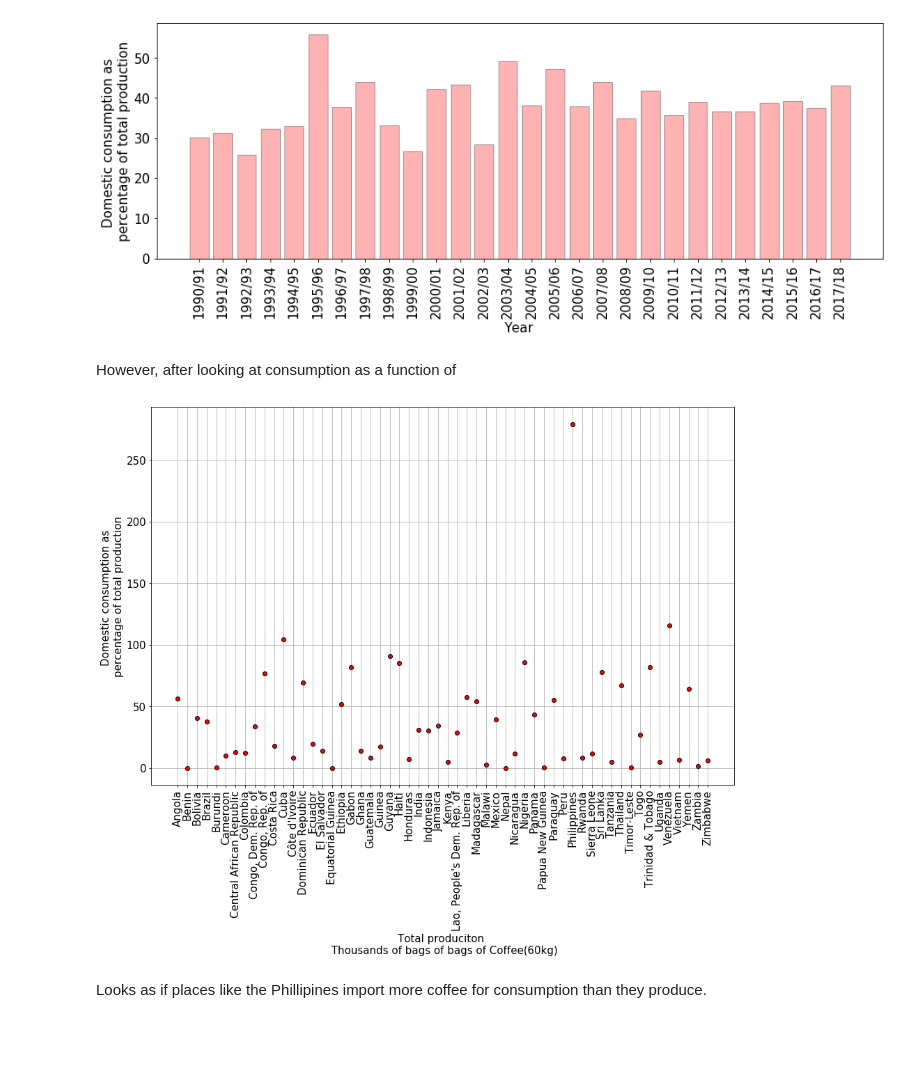
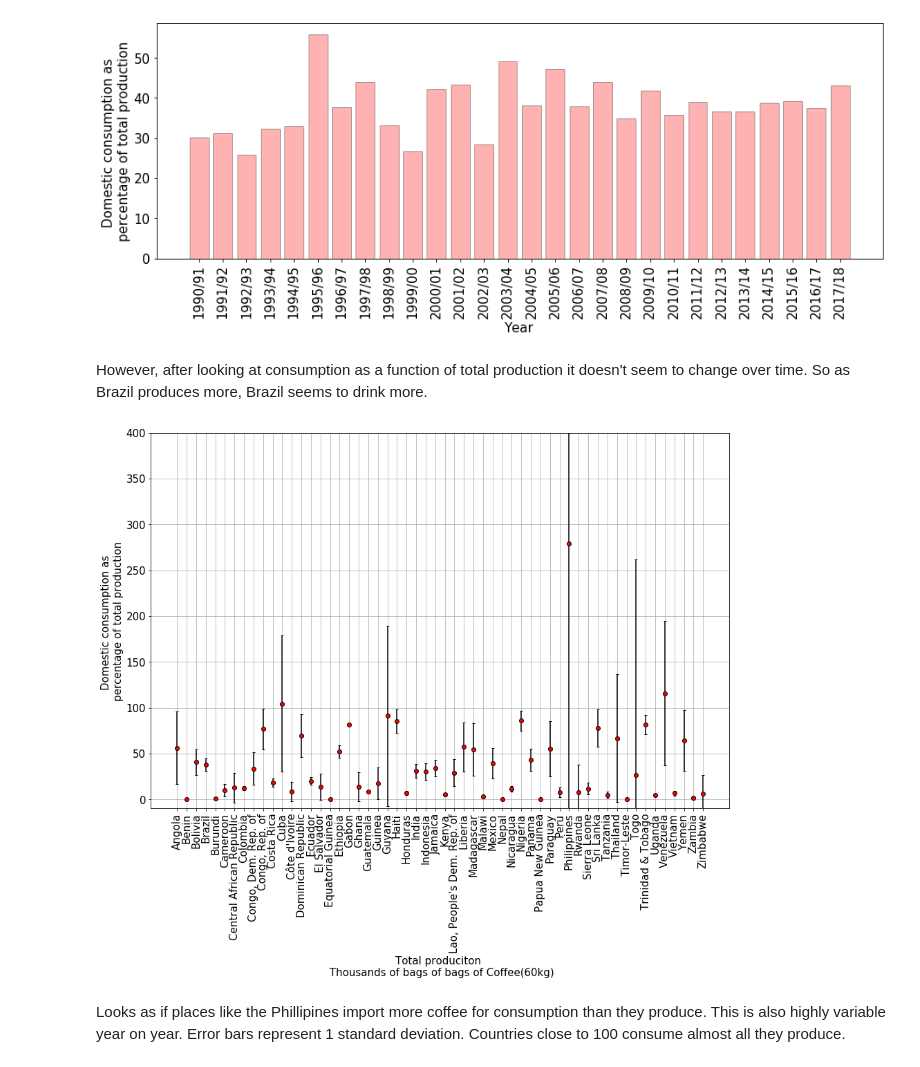
Before and after one commit to lclaxton/Global_Coffee_production, a Jupyter notebook: Coffee.ipynb, the cells around one changed output. Cells and saved outputs as stored; diff of their text form; code cells hidden in the pictures; blank space fills up the shorter version.

Commit message:
Added errorbars to % consumption plot

```diff
--- a/Coffee.ipynb
+++ b/Coffee.ipynb
@@ -211,25 +231,29 @@ _ = plt.xticks(rotation ='vertical')
 # %% [output]
 [figure]
 # %% [markdown]
-However, after looking at consumption as a function of
+However, after looking at consumption as a function of total production it doesn't seem to change over time. So as Brazil produces more, Brazil seems to drink more.
 # %%
 plt.figure(figsize = (15,10))
-df = df.groupby('COUNTRY').sum().reset_index()
-plt.plot(df.COUNTRY,(df.DOMESTIC_CONSUMPTION/df.TOTAL_PRODUCTION)*100,
-        linestyle='none',
-        marker='o',
-        mec='k',
-        mfc='red',
-        alpha=1)
+df2 = df['DOMESTIC_CONSUMPTION_%_error'] = (df.DOMESTIC_CONSUMPTION/df.TOTAL_PRODUCTION)*100
+df2 = df.groupby('COUNTRY').sum().reset_index()
+plt.errorbar(df2.COUNTRY,(df2.DOMESTIC_CONSUMPTION/df2.TOTAL_PRODUCTION)*100,
+             yerr=df.groupby('COUNTRY').std().reset_index()['DOMESTIC_CONSUMPTION_%_error'],
+             linestyle='none',
+             ecolor='black',
+             capsize=2,
+             marker='o',
+             mec='k',
+             mfc='red',)
 plt.grid()
 
 _ = plt.xlabel('Total produciton \n Thousands of bags of bags of Coffee(60kg)')
 _ = plt.ylabel('Domestic consumption as \npercentage of total production',rotation = 90,fontsize=15)
 _ = plt.xticks(rotation ='vertical')
+_ = plt.ylim([-10,400])
 # %% [output]
-[figure, old version]
+[figure, new version]
 # %% [markdown]
-Looks as if places like the Phillipines import more coffee for consumption than they produce.
+Looks as if places like the Phillipines import more coffee for consumption than they produce. This is also highly variable year on year. Error bars represent 1 standard deviation. Countries close to 100 consume almost all they produce.
 # %%
 df2 = df.groupby('COUNTRY').sum()
 df3 = df2[df2.TOTAL_PRODUCTION >200000]
```
Also changed, not shown: parts of 4 cells of this notebook.
